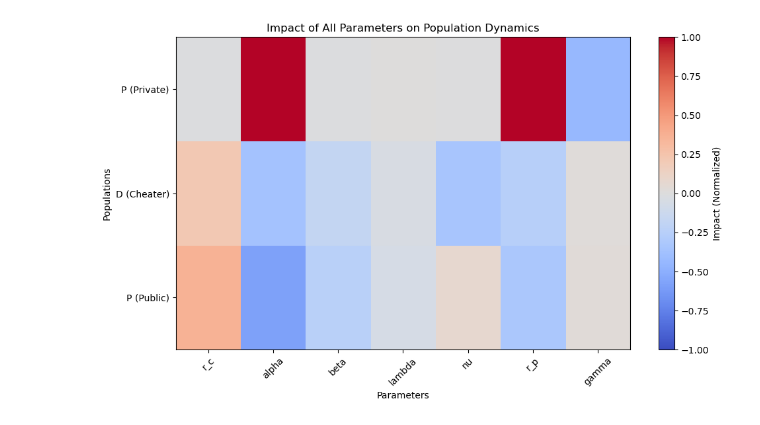
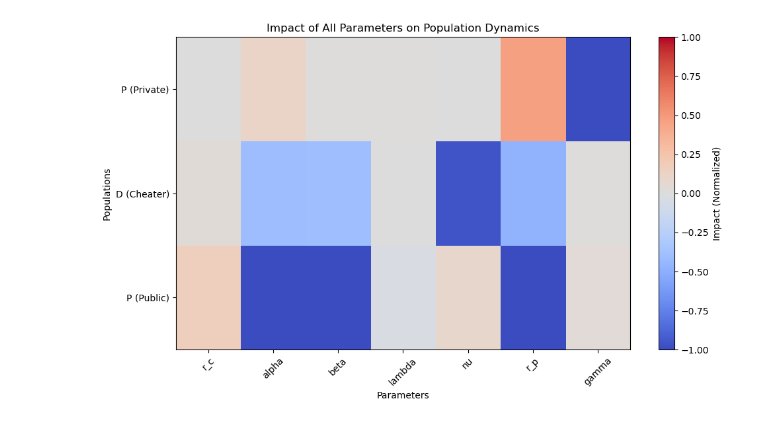
Before and after one commit to Computational-Biology-Aachen/FightClub, a Jupyter notebook: Metabolic control analysis.ipynb, the cells around one changed output. Cells and saved outputs as stored; diff of their text form; code cells hidden in the pictures.

```diff
--- a/Metabolic control analysis.ipynb
+++ b/Metabolic control analysis.ipynb
@@ -14,7 +14,7 @@ parameters = {
 }
 
 # Initial conditions
-C0, D0, P0 = 10, 1, 5  # Initial populations
+C0, D0, P0 = 10, 10, 10  # Initial populations
 t_max = 100  # Simulation time
 dt = 0.1  # Time step
 n_steps = int(t_max / dt)
@@ -53,34 +53,34 @@ parameter_names = list(parameters.keys())
 impact_matrix = np.zeros((3, len(parameter_names)))  # Rows: Populations, Columns: Parameters
 
 # Metabolic control analysis
 for j, param_name in enumerate(parameter_names):
     impacts = []
 
     for factor in rc_rp_range:
         perturbed_params = parameters.copy()
         perturbed_params[param_name] *= factor
         perturbed_C, perturbed_D, perturbed_P = calculate_population_dynamics(perturbed_params)
 
         # Calculate relative impacts for populations
         impacts.append([
-            (baseline_C - perturbed_C) / perturbed_C,
-            (baseline_D - perturbed_D) / perturbed_D ,
-            (baseline_P - perturbed_P ) / perturbed_P,
+            (baseline_C - perturbed_C) / baseline_C,
+            (baseline_D - perturbed_D) / baseline_D ,
+            (baseline_P - perturbed_P ) / baseline_P,
         ])
 
     # Average impact over the range
     impact_matrix[:, j] = np.mean(impacts, axis=0)
 
 # Plotting the heatmap
 plt.figure(figsize=(10, 6))
 plt.imshow(impact_matrix, aspect='auto', cmap='coolwarm', origin='lower', vmin= -1, vmax=1)
 plt.colorbar(label='Impact (Normalized)')
 plt.xticks(range(len(parameter_names)), labels=parameter_names, rotation=45)
 plt.yticks(range(3), labels=['P (Public)', 'D (Cheater)', 'P (Private)'])
 plt.title('Impact of All Parameters on Population Dynamics')
 plt.xlabel('Parameters')
 plt.ylabel('Populations')
 plt.tight_layout()
 plt.show()
 # %% [output]
-[figure, old version]
+[figure, new version]
```
Also changed, not shown: parts of 1 cell of this notebook, 6 other files.
